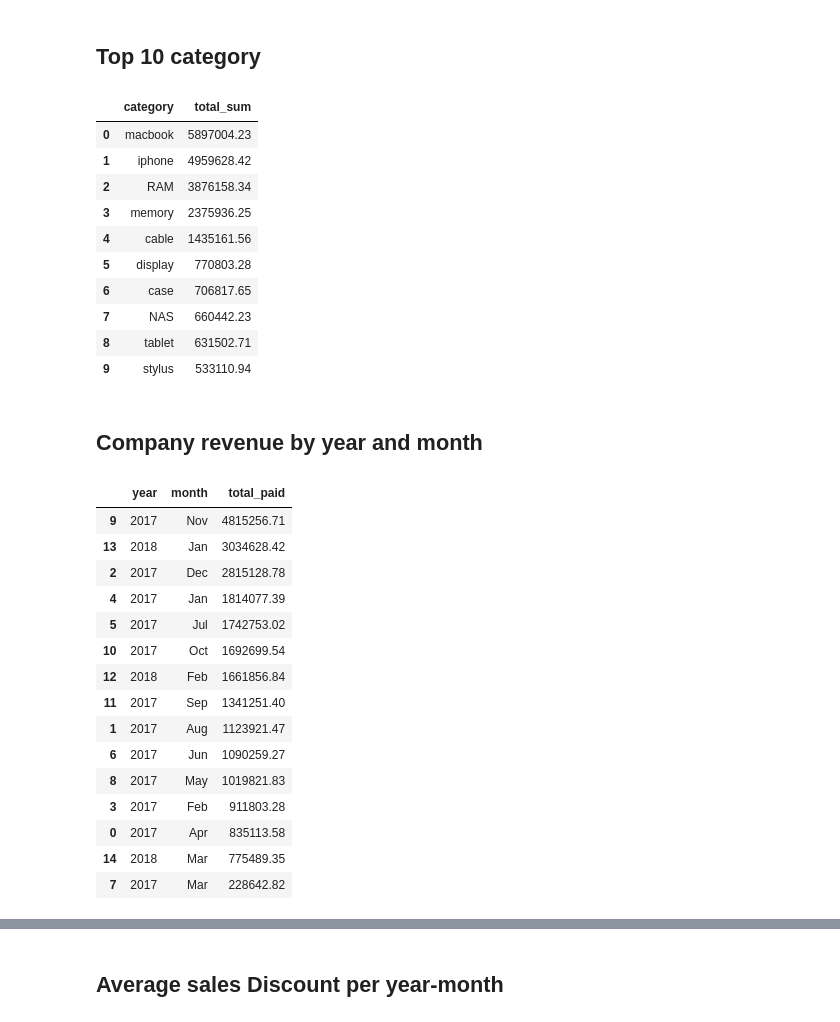
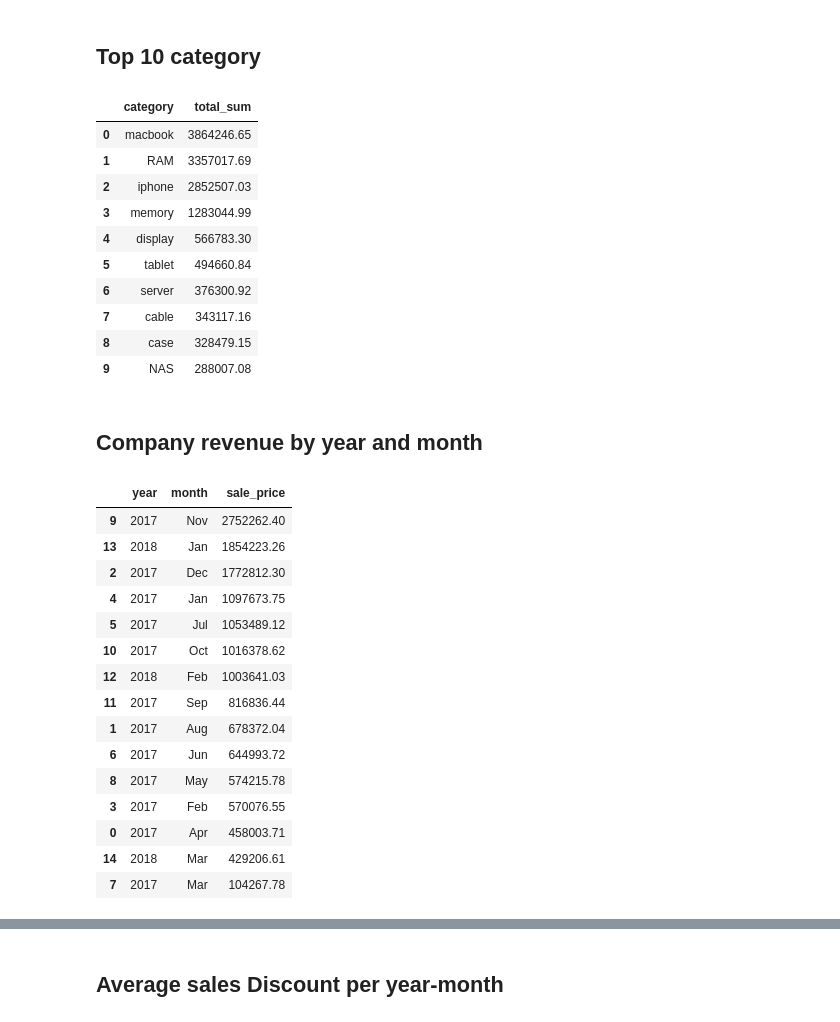
Before and after one commit to Loveless1234/Bootcamp_WBS_DS, a Jupyter notebook: week3/category.ipynb, the cells around one changed output, grey strips where cells are left out. Cells and saved outputs as stored; diff of their text form; code cells hidden in the pictures.

```diff
--- a/week3/category.ipynb
+++ b/week3/category.ipynb
@@ -21,25 +24,25 @@ sales = pd.read_csv(path + 'sales_info_clean.csv',parse_dates= ['date'])
 # %%
 (
 sales
     .query('state == "Completed"')
     .groupby('category')
-    .agg(total_sum = ('total_paid','sum'))
+    .agg(total_sum = ('sale_price','sum'))
     .sort_values(by='total_sum', ascending=False)
     .head(10)
     .reset_index()
 )
 # %% [output]
 |  | category | total_sum |
-| 0 | macbook | 5897004.23 |
-| 1 | iphone | 4959628.42 |
-| 2 | RAM | 3876158.34 |
-| 3 | memory | 2375936.25 |
-| 4 | cable | 1435161.56 |
-| 5 | display | 770803.28 |
-| 6 | case | 706817.65 |
-| 7 | NAS | 660442.23 |
-| 8 | tablet | 631502.71 |
-| 9 | stylus | 533110.94 |
+| 0 | macbook | 3864246.65 |
+| 1 | RAM | 3357017.69 |
+| 2 | iphone | 2852507.03 |
+| 3 | memory | 1283044.99 |
+| 4 | display | 566783.30 |
+| 5 | tablet | 494660.84 |
+| 6 | server | 376300.92 |
+| 7 | cable | 343117.16 |
+| 8 | case | 328479.15 |
+| 9 | NAS | 288007.08 |
 # %% [markdown]
 ## Company revenue by year and month
 # %%
@@ -51,9 +54,9 @@ sales
            month = sales['date'].dt.strftime('%b'))
     # get the total paid by each year and month
     .groupby(['year','month'])
-    .agg({'total_paid':'sum'})
+    .agg({'sale_price':'sum'})
     .reset_index()
-    .sort_values(by=['total_paid'], ascending=False)
+    .sort_values(by=['sale_price'], ascending=False)
      #reset the index to user the column vector in our plot
 
 
@@ -61,22 +64,22 @@ sales
 
 p_df
 # %% [output]
-|  | year | month | total_paid |
-| 9 | 2017 | Nov | 4815256.71 |
-| 13 | 2018 | Jan | 3034628.42 |
-| 2 | 2017 | Dec | 2815128.78 |
-| 4 | 2017 | Jan | 1814077.39 |
-| 5 | 2017 | Jul | 1742753.02 |
-| 10 | 2017 | Oct | 1692699.54 |
-| 12 | 2018 | Feb | 1661856.84 |
-| 11 | 2017 | Sep | 1341251.40 |
-| 1 | 2017 | Aug | 1123921.47 |
-| 6 | 2017 | Jun | 1090259.27 |
-| 8 | 2017 | May | 1019821.83 |
-| 3 | 2017 | Feb | 911803.28 |
-| 0 | 2017 | Apr | 835113.58 |
-| 14 | 2018 | Mar | 775489.35 |
-| 7 | 2017 | Mar | 228642.82 |
+|  | year | month | sale_price |
+| 9 | 2017 | Nov | 2752262.40 |
+| 13 | 2018 | Jan | 1854223.26 |
+| 2 | 2017 | Dec | 1772812.30 |
+| 4 | 2017 | Jan | 1097673.75 |
+| 5 | 2017 | Jul | 1053489.12 |
+| 10 | 2017 | Oct | 1016378.62 |
+| 12 | 2018 | Feb | 1003641.03 |
+| 11 | 2017 | Sep | 816836.44 |
+| 1 | 2017 | Aug | 678372.04 |
+| 6 | 2017 | Jun | 644993.72 |
+| 8 | 2017 | May | 574215.78 |
+| 3 | 2017 | Feb | 570076.55 |
+| 0 | 2017 | Apr | 458003.71 |
+| 14 | 2018 | Mar | 429206.61 |
+| 7 | 2017 | Mar | 104267.78 |
 # %%
 # Create a list with the months sorted from January to December
 # It is going to help us sort our columns appropriately
```
Also changed, not shown: parts of 7 cells of this notebook, 4 other files.
